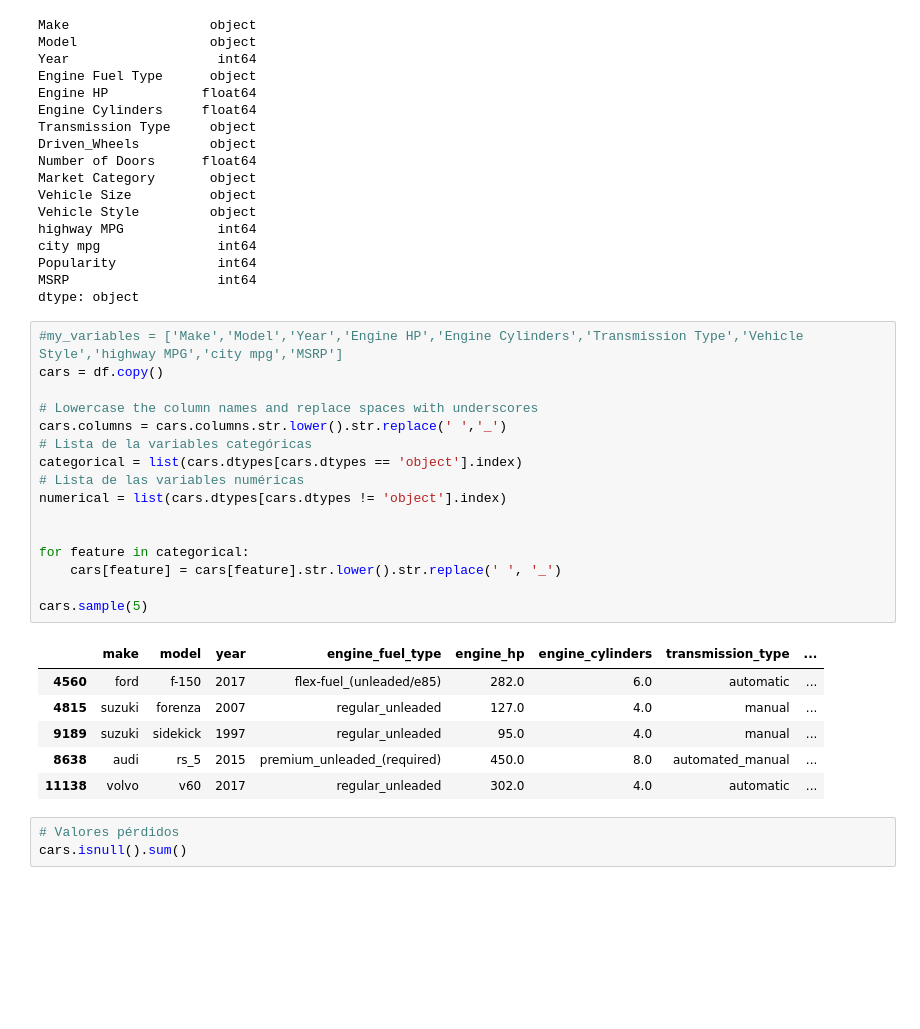
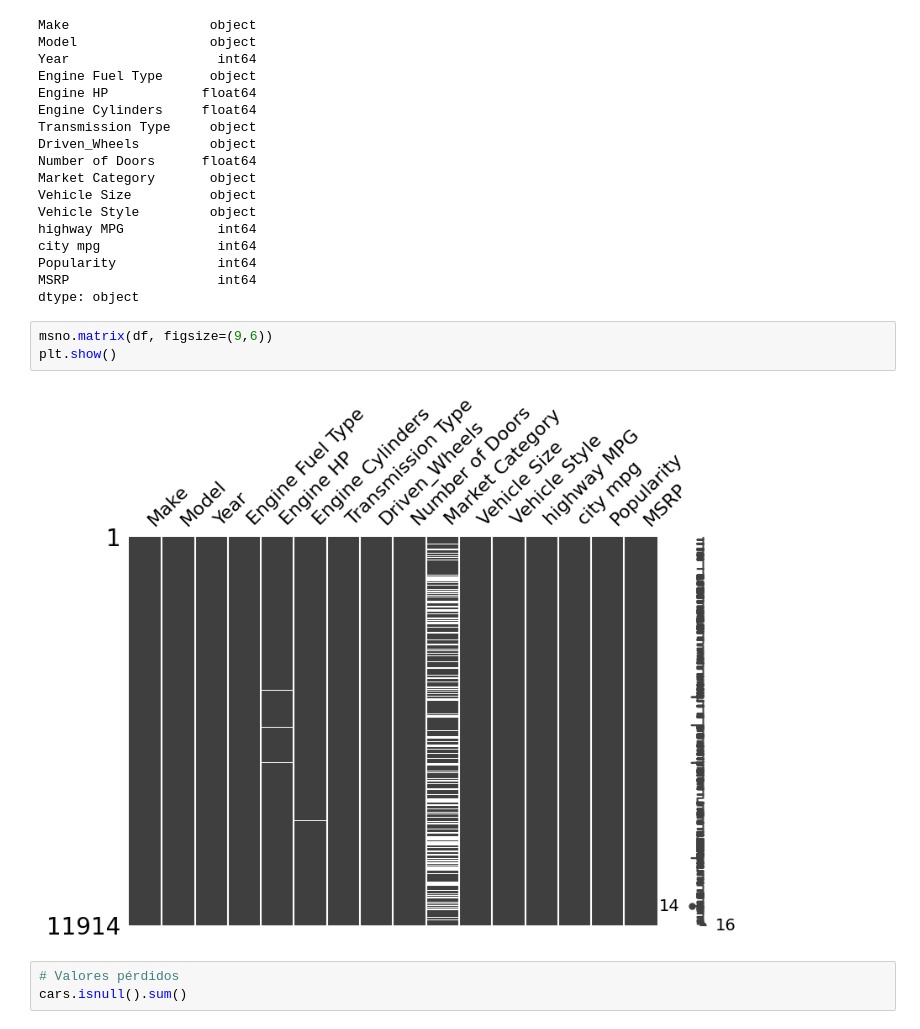
Before and after one commit to PabloJRW/used-car-price-prediction, a Jupyter notebook: notebooks/Untitled.ipynb, the cells around one changed output. Drawn from its saved outputs; the diff is of its cells as text; blank space fills up the shorter version.

```diff
--- a/notebooks/Untitled.ipynb
+++ b/notebooks/Untitled.ipynb
@@ -49,29 +71,11 @@ city mpg               int64
 Popularity             int64
 MSRP                   int64
 dtype: object
-# %%
-#my_variables = ['Make','Model','Year','Engine HP','Engine Cylinders','Transmission Type','Vehicle Style','highway MPG','city mpg','MSRP']
-cars = df.copy()
-
-# Lowercase the column names and replace spaces with underscores
-cars.columns = cars.columns.str.lower().str.replace(' ','_')
-# Lista de la variables categóricas
-categorical = list(cars.dtypes[cars.dtypes == 'object'].index)
-# Lista de las variables numéricas
-numerical = list(cars.dtypes[cars.dtypes != 'object'].index)
-
-
-for feature in categorical:
-    cars[feature] = cars[feature].str.lower().str.replace(' ', '_')
-
-cars.sample(5)
-# %% [output]
-|  | make | model | year | engine_fuel_type | engine_hp | engine_cylinders | transmission_type | ... |
-| 4560 | ford | f-150 | 2017 | flex-fuel_(unleaded/e85) | 282.0 | 6.0 | automatic | ... |
-| 4815 | suzuki | forenza | 2007 | regular_unleaded | 127.0 | 4.0 | manual | ... |
-| 9189 | suzuki | sidekick | 1997 | regular_unleaded | 95.0 | 4.0 | manual | ... |
-| 8638 | audi | rs_5 | 2015 | premium_unleaded_(required) | 450.0 | 8.0 | automated_manual | ... |
-| 11138 | volvo | v60 | 2017 | regular_unleaded | 302.0 | 4.0 | automatic | ... |
+# %%
+msno.matrix(df, figsize=(9,6))
+plt.show()
+# %% [output]
+[figure, added]
 # %%
 # Valores pérdidos
 cars.isnull().sum()
```
Also changed, not shown: parts of 18 cells of this notebook.
